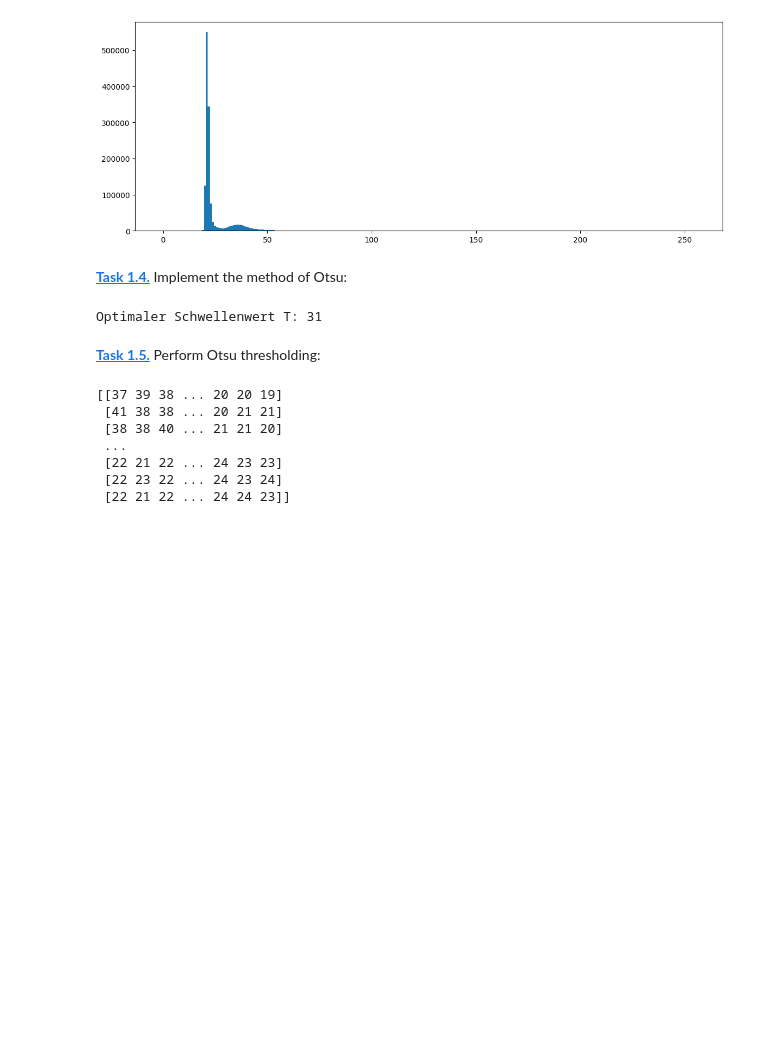
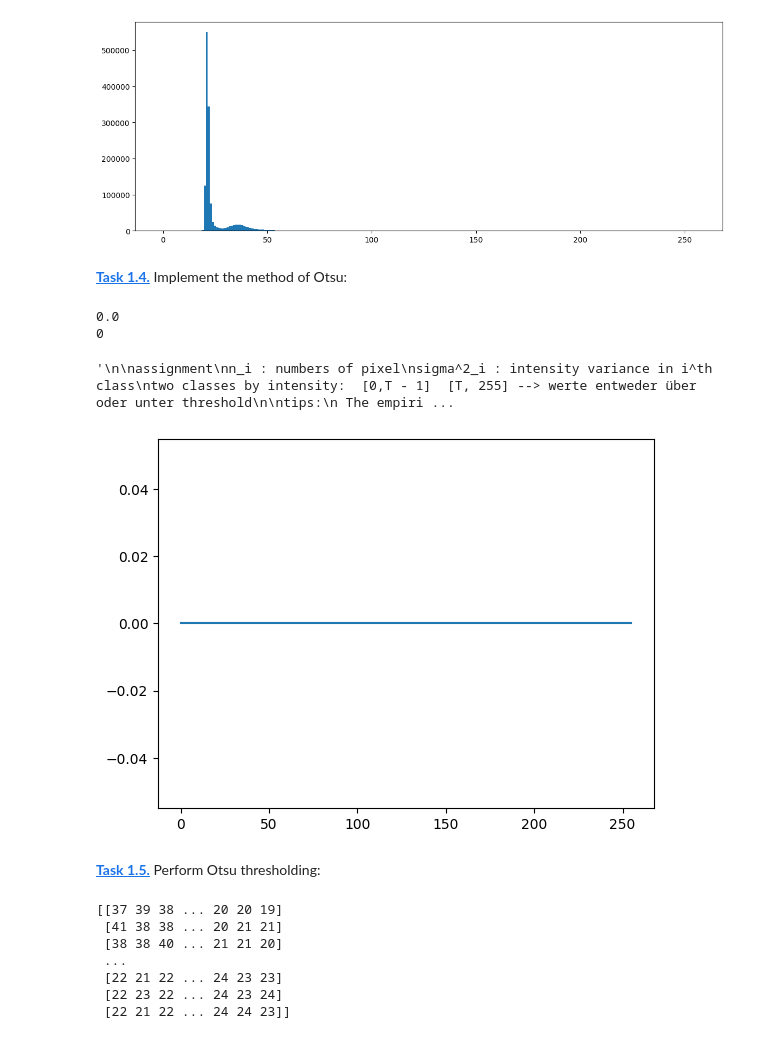
Before and after one commit to emiliathl/mobi-fs5-python, a Jupyter notebook: otsu.ipynb, the cells around one changed output. Saved outputs shown, nothing was run; the diff lists cells and outputs as text; code cells hidden in the pictures; blank space fills up the shorter version.

```diff
--- a/otsu.ipynb
+++ b/otsu.ipynb
@@ -16,6 +16,7 @@ plt.colorbar();
 **[Task 1.2.]()** Quantify the image into 256 bins:
 # %%
 img8 = (image3 * 255).round().astype(np.uint8)
+flat = np.zeros(256)
 print(img8)
 # %% [output]
 [[37 39 38 ... 20 20 19]
@@ -72,6 +67,30 @@ plt.bar(range(256), h, width=1);
 # %% [markdown]
 **[Task 1.4.]()** Implement the method of Otsu:
 # %%
+for i in range(0, 256):
+    a = img8 == i
+    flat[i] = a.sum()
+
+pen = np.zeros(256)
+for i in range(0):
+    g_klein = flat[0:i]
+    g_groß = flat[i:256]
+    g_k = g_klein.sum()
+    g_g = g.groß.sum()
+    sigma1 = np.var(img8[img8 < i])
+    sigma2 = np.var(img8[img8 >= i])
+    pen[1] = g_K * sigma1 * g_g * sigma2
+
+pen
+pen1 = pen[~np.isnan(pen)]
+min_pen = min(pen1)
+print(min_pen)
+minim = np.where(pen == min_pen)[0][0]
+print(minim)
+
+plt.plot(pen)
+
+
 """
 
 assignment
@@ -137,7 +156,7 @@ for T in range(1, 256):
 otsu = np.minimum(underT*sigma_i + overT*sigma_i)
 print(otsu)
 
-"""
+
 
 
 #Leerer Array, in dem der T mit min gespeichert wird
@@ -148,34 +167,39 @@ total_pixels = np.sum(h)
 T_values = range(1, 256)  # Schwellenwerte von 1 bis 255
 min_within_class_variance = float("inf")  # Minimaler Wert
 
 for T in T_values:
     # Klasse 1: Bereich [0, T-1]
     n1 = np.sum(h[0:T])  # Anzahl Pixel in Klasse 1
     if n1 == 0:  # Keine Pixel in Klasse 1
         continue
     mean1 = np.sum([i * h[i] for i in range(T)]) / n1  # Mittelwert Klasse 1
     var1 = np.var([i for i in range(T) for _ in range(h[i])])  # Varianz Klasse 1
 
     # Klasse 2: Bereich [T, 255]
     n2 = total_pixels - n1  # Anzahl Pixel in Klasse 2
     if n2 == 0:  # Keine Pixel in Klasse 2
         continue
     mean2 = np.sum([i * h[i] for i in range(T, 256)]) / n2  # Mittelwert Klasse 2
     var2 = np.var([i for i in range(T, 256) for _ in range(h[i])])  # Varianz Klasse 2
 
     # Gewichtete Varianz innerhalb der Klassen
     within_class_variance = n1 * var1 + n2 * var2
 
     # Prüfen, ob dies die minimalste Varianz ist
     if within_class_variance < min_within_class_variance:
         min_within_class_variance = within_class_variance
         optimal_T = T
 
 print(f"Optimaler Schwellenwert T: {optimal_T}")
 
 #chatgpt lässt grüßen
+
+"""
 # %% [output]
-Optimaler Schwellenwert T: 31
+0.0
+0
+'\n\nassignment\nn_i : numbers of pixel\nsigma^2_i : intensity variance in i^th class\ntwo classes by intensity:  [0,T - 1]  [T, 255] --> werte entweder über oder unter threshold\n\ntips:\n The empiri ...
+[figure, added]
 # %% [markdown]
 **[Task 1.5.]()** Perform Otsu thresholding:
 # %%
```
Also changed, not shown: parts of 1 cell of this notebook.
